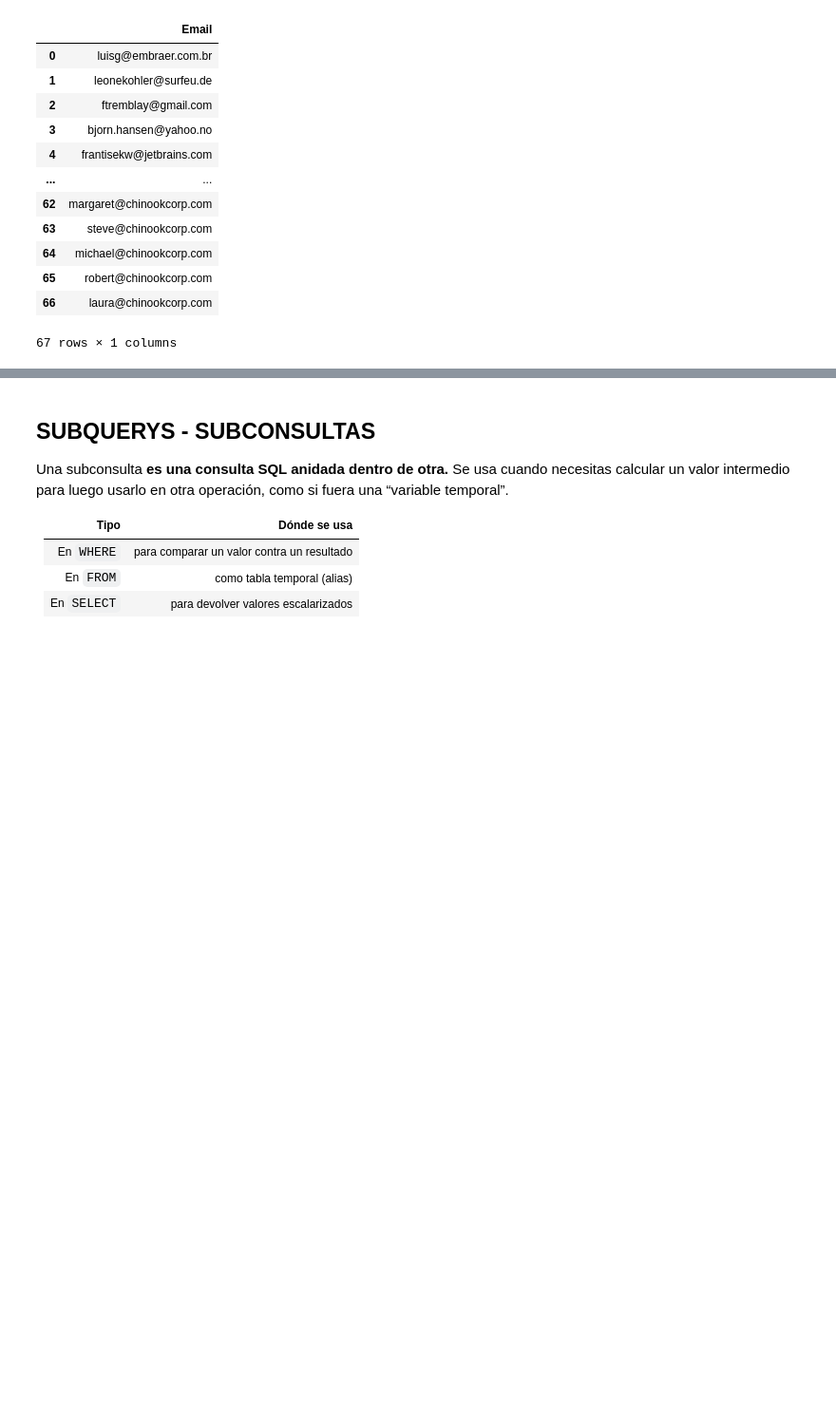
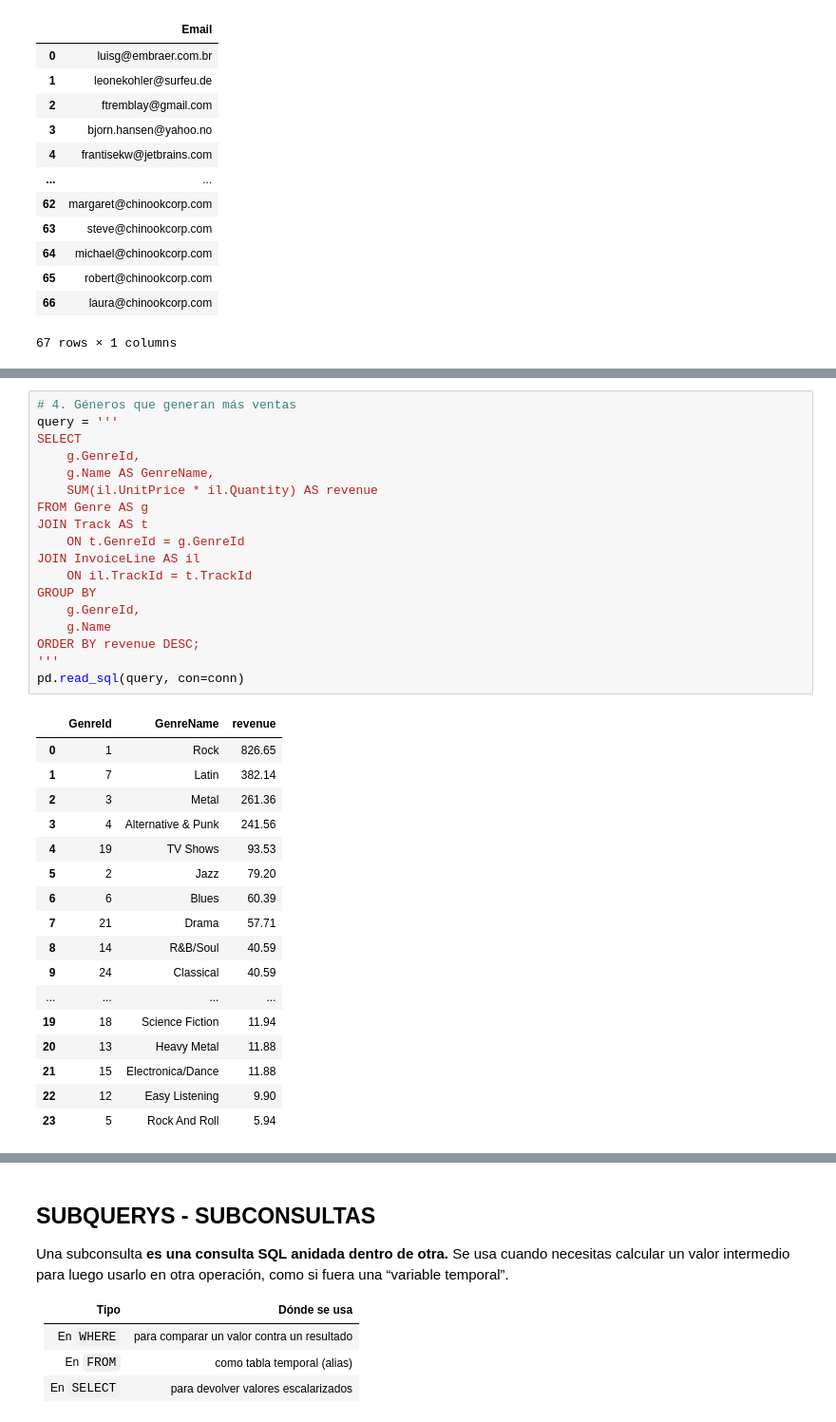
Before and after one commit to gbuvoli/DA_T8, a Jupyter notebook: Sprint3_semana2.ipynb, the cells around one changed output, grey strips where cells are left out. Shown at 95% size. Drawn from its saved outputs; the diff is of its cells as text; blank space fills up the shorter version.

```diff
--- a/Sprint3_semana2.ipynb
+++ b/Sprint3_semana2.ipynb
@@ -654,0 +274,36 @@ pd.read_sql(query,con=conn)
+# %%
+# 4. Géneros que generan más ventas
+query = '''
+SELECT
+    g.GenreId,
+    g.Name AS GenreName,
+    SUM(il.UnitPrice * il.Quantity) AS revenue
+FROM Genre AS g
+JOIN Track AS t
+    ON t.GenreId = g.GenreId
+JOIN InvoiceLine AS il
+    ON il.TrackId = t.TrackId
+GROUP BY
+    g.GenreId,
+    g.Name
+ORDER BY revenue DESC;
+'''
+pd.read_sql(query, con=conn)
+# %% [output]
+|  | GenreId | GenreName | revenue |
+| 0 | 1 | Rock | 826.65 |
+| 1 | 7 | Latin | 382.14 |
+| 2 | 3 | Metal | 261.36 |
+| 3 | 4 | Alternative & Punk | 241.56 |
+| 4 | 19 | TV Shows | 93.53 |
+| 5 | 2 | Jazz | 79.20 |
+| 6 | 6 | Blues | 60.39 |
+| 7 | 21 | Drama | 57.71 |
+| 8 | 14 | R&B/Soul | 40.59 |
+| 9 | 24 | Classical | 40.59 |
+| ... | ... | ... | ... |
+| 19 | 18 | Science Fiction | 11.94 |
+| 20 | 13 | Heavy Metal | 11.88 |
+| 21 | 15 | Electronica/Dance | 11.88 |
+| 22 | 12 | Easy Listening | 9.90 |
+| 23 | 5 | Rock And Roll | 5.94 |
```
Also changed, not shown: parts of 74 cells of this notebook, 4 other files.
